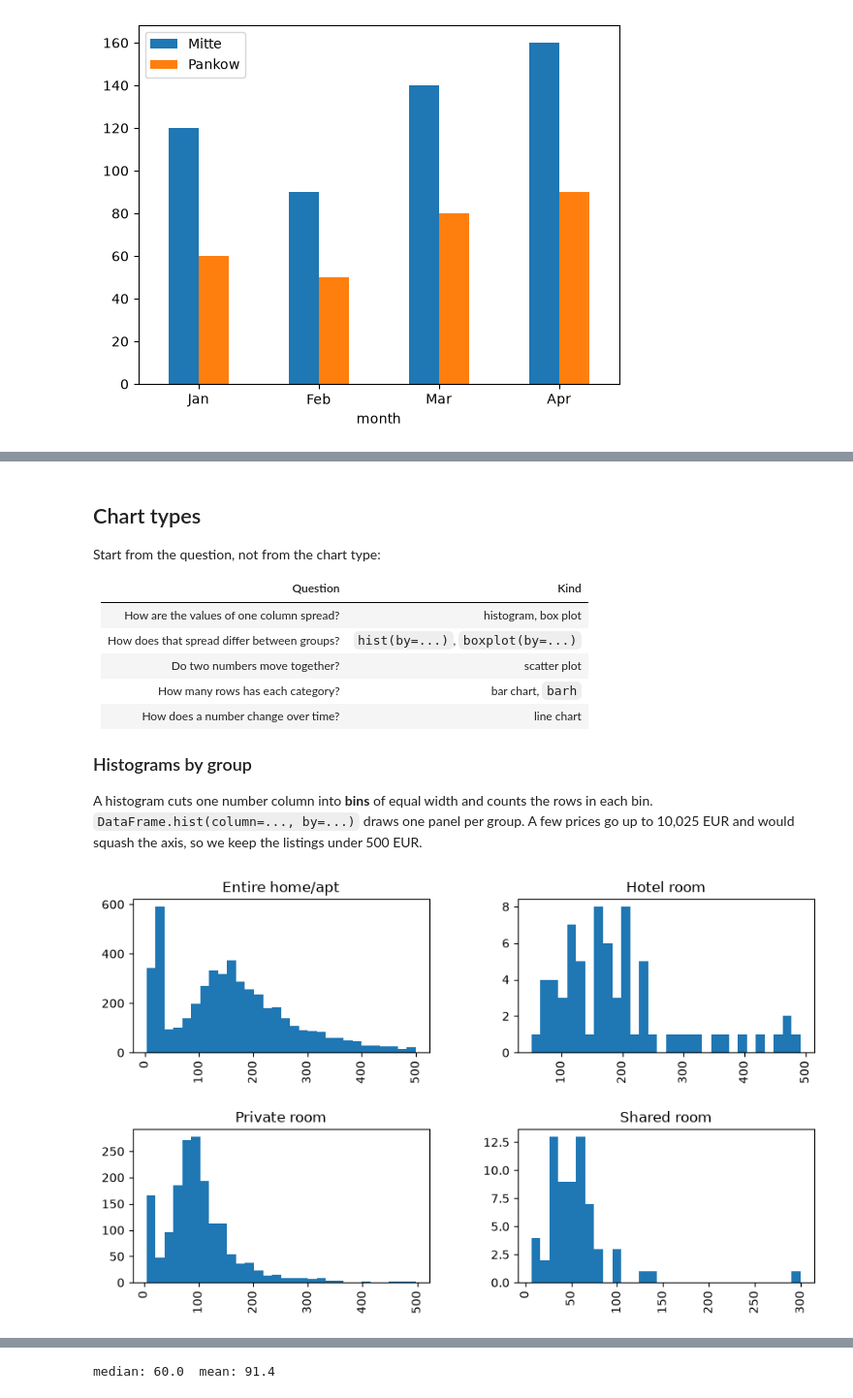
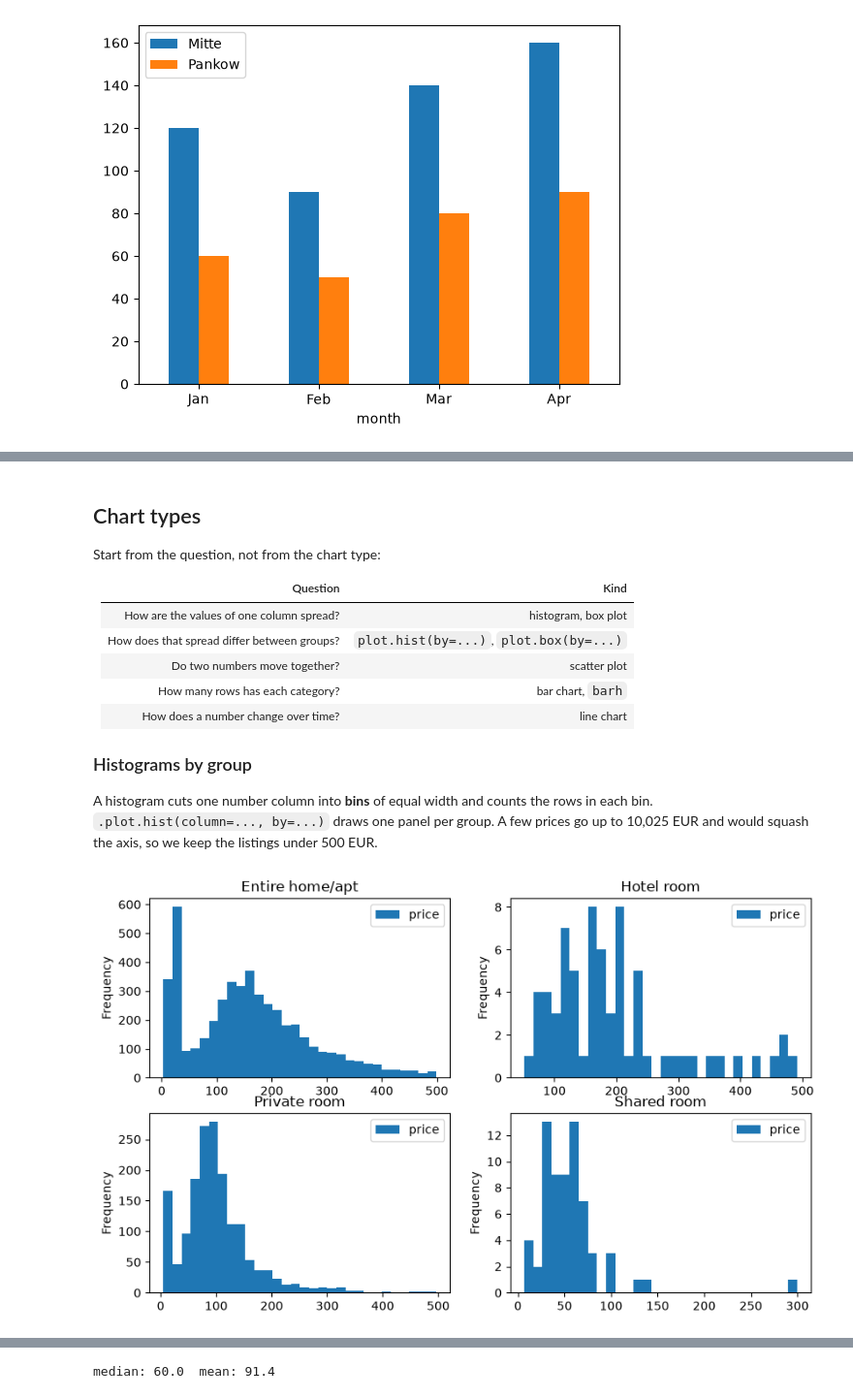
Before and after one commit to khoadaniel/statistical-programming-mpmd-htw-ws-2026, a Jupyter notebook: sessions/01-careers-and-python/workbooks/05-lecture-plotting-with-pandas.ipynb, the cells around one changed output, grey strips where cells are left out. Shown at 97% size. Drawn from its saved outputs; the diff is of its cells as text; code cells hidden in the pictures.

```diff
--- a/sessions/01-careers-and-python/workbooks/05-lecture-plotting-with-pandas.ipynb
+++ b/sessions/01-careers-and-python/workbooks/05-lecture-plotting-with-pandas.ipynb
@@ -95,21 +179,24 @@ Start from the question, not from the chart type:
 | Question | Kind |
 |---|---|
 | How are the values of one column spread? | histogram, box plot |
-| How does that spread differ between groups? | `hist(by=...)`, `boxplot(by=...)` |
+| How does that spread differ between groups? | `plot.hist(by=...)`, `plot.box(by=...)` |
 | Do two numbers move together? | scatter plot |
 | How many rows has each category? | bar chart, `barh` |
 | How does a number change over time? | line chart |
 
 ### Histograms by group
 
-A histogram cuts one number column into **bins** of equal width and counts the rows in each bin. `DataFrame.hist(column=..., by=...)` draws one panel per group. A few prices go up to 10,025 EUR and would squash the axis, so we keep the listings under 500 EUR.
+A histogram cuts one number column into **bins** of equal width and counts the rows in each bin. `.plot.hist(column=..., by=...)` draws one panel per group. A few prices go up to 10,025 EUR and would squash the axis, so we keep the listings under 500 EUR.
 # %%
-listings[listings["price"] < 500].hist(   # keep the listings under 500 EUR
+listings[listings["price"] < 500].plot.hist(   # keep the listings under 500 EUR
     column="price",                       # the column to count
-    by="room_type",                       # one panel per room type
-    bins=30,                              # 30 bins of equal width in every panel
-    figsize=(10, 6),                      # width and height of the figure in inches
+    by="room_type",                       # one panel per room type; any column of categories works
+    bins=30,                              # a number: 30 bins of equal width in every panel
+                                          # a list gives the edges instead: bins=[0, 100, 200, 500]
+    layout=(2, 2),                        # 2 rows of 2 panels; without it the 4 panels stack in one column
+    figsize=(10, 6),                      # (width, height) of the figure in inches
 )
 plt.show()
+# you may also meet listings.hist(column="price", by="room_type") in other code: the same panels
 # %% [output]
-[figure, old version]
+[figure, new version]
```
Also changed, not shown: parts of 45 cells of this notebook, 27 other files.
